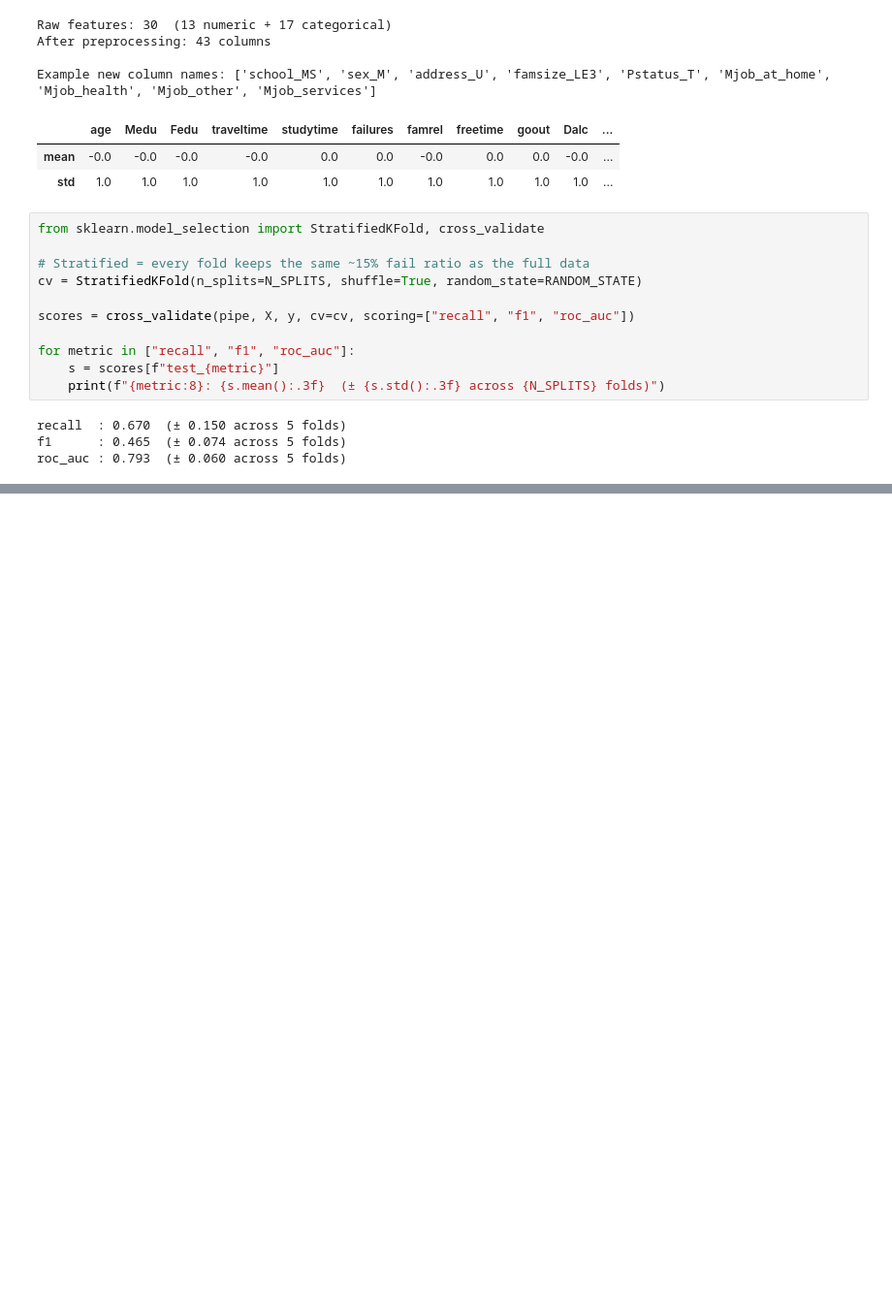
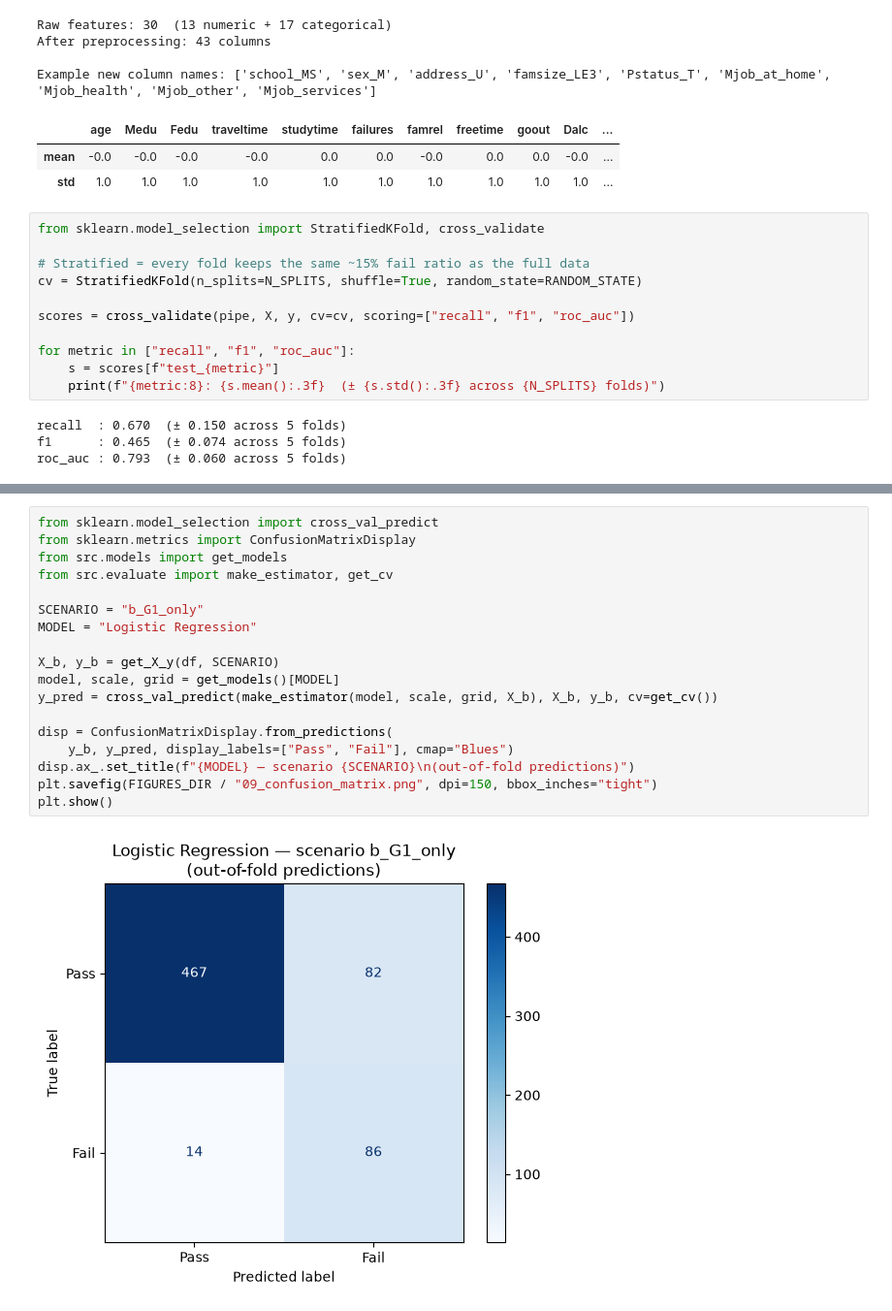
Before and after one commit to abdullahqureshi6687-dotcom/student-early-warning, a Jupyter notebook: notebooks/02_modeling.ipynb, the cells around one changed output, grey strips where cells are left out. Shown at 97% size. Saved outputs shown, nothing was run; the diff lists cells and outputs as text; blank space fills up the shorter version.

```diff
--- a/notebooks/02_modeling.ipynb
+++ b/notebooks/02_modeling.ipynb
@@ -55,0 +119,20 @@ roc_auc : 0.793  (± 0.060 across 5 folds)
+# %%
+from sklearn.model_selection import cross_val_predict
+from sklearn.metrics import ConfusionMatrixDisplay
+from src.models import get_models
+from src.evaluate import make_estimator, get_cv
+
+SCENARIO = "b_G1_only"
+MODEL = "Logistic Regression"
+
+X_b, y_b = get_X_y(df, SCENARIO)
+model, scale, grid = get_models()[MODEL]
+y_pred = cross_val_predict(make_estimator(model, scale, grid, X_b), X_b, y_b, cv=get_cv())
+
+disp = ConfusionMatrixDisplay.from_predictions(
+    y_b, y_pred, display_labels=["Pass", "Fail"], cmap="Blues")
+disp.ax_.set_title(f"{MODEL} — scenario {SCENARIO}\n(out-of-fold predictions)")
+plt.savefig(FIGURES_DIR / "09_confusion_matrix.png", dpi=150, bbox_inches="tight")
+plt.show()
+# %% [output]
+[figure, added]
```
Also changed, not shown: parts of 3 cells of this notebook, 6 other files.
